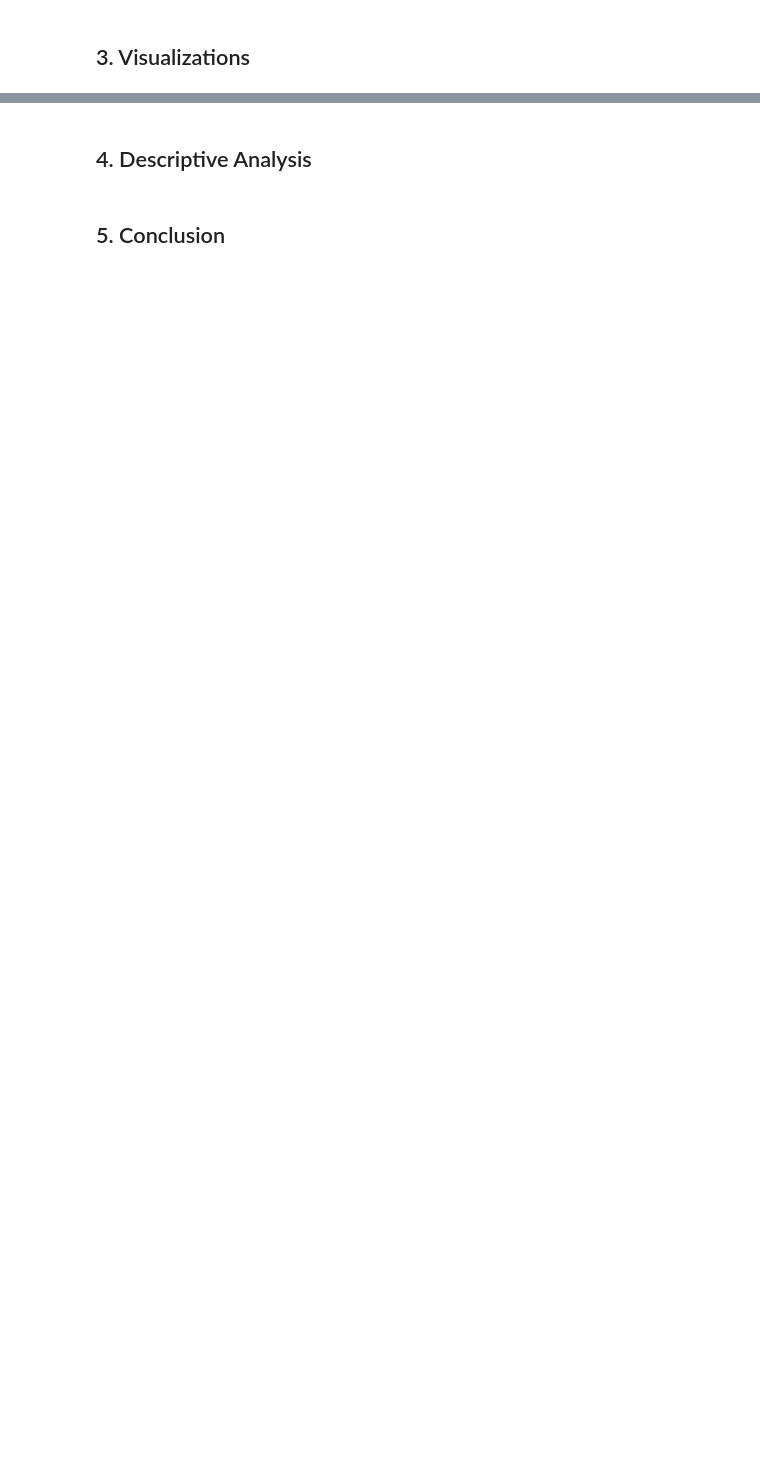
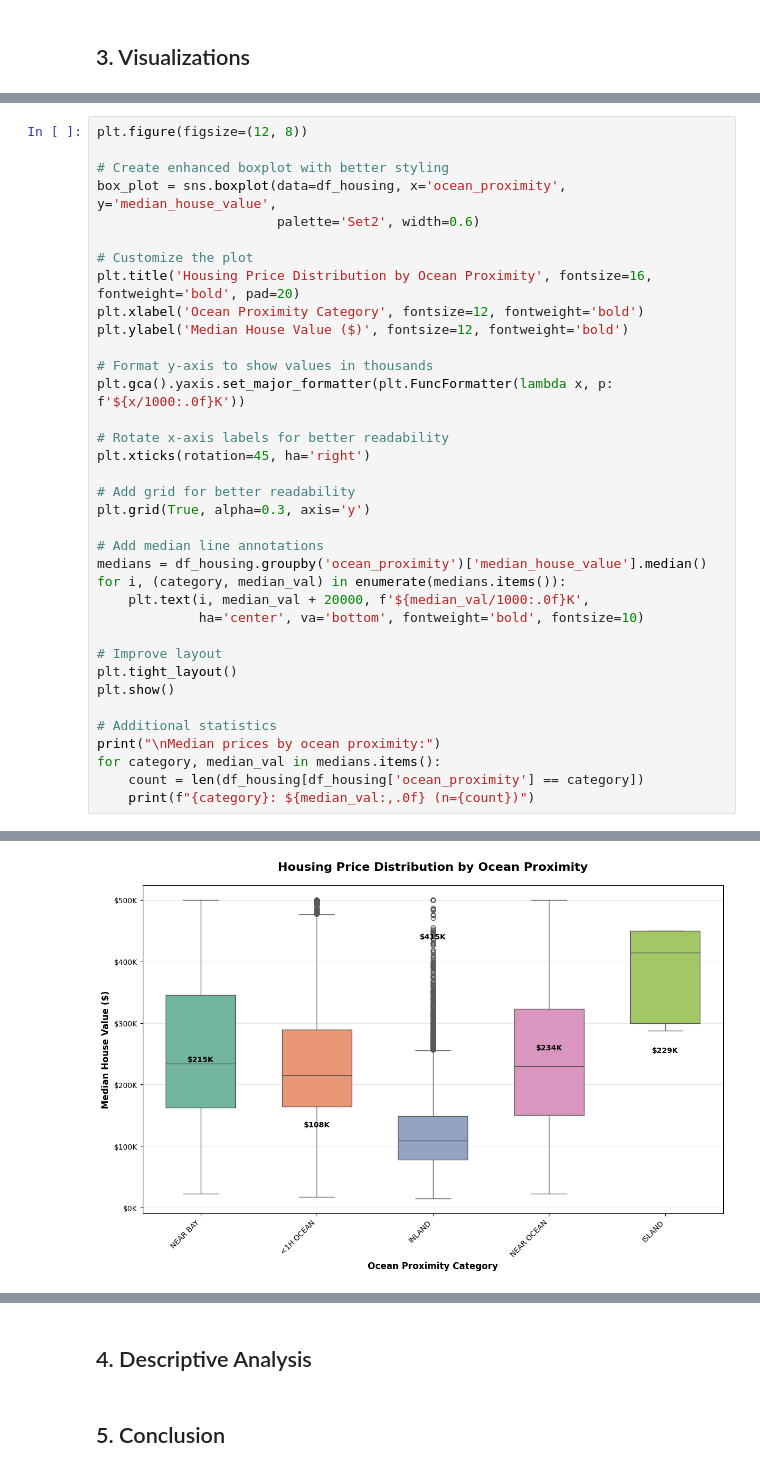
Before and after one commit to LozanovskaS/Workshop_Project, a Jupyter notebook: California_Housing.ipynb, the cells around one changed output, grey strips where cells are left out. Cells and saved outputs as stored; diff of their text form; blank space fills up the shorter version.

```diff
--- a/California_Housing.ipynb
+++ b/California_Housing.ipynb
@@ -292,0 +351,37 @@ These outliers may be genuine and represent real-world extremes, especially in l
+# %%
+plt.figure(figsize=(12, 8))
+
+# Create enhanced boxplot with better styling
+box_plot = sns.boxplot(data=df_housing, x='ocean_proximity', y='median_house_value',
+                       palette='Set2', width=0.6)
+
+# Customize the plot
+plt.title('Housing Price Distribution by Ocean Proximity', fontsize=16, fontweight='bold', pad=20)
+plt.xlabel('Ocean Proximity Category', fontsize=12, fontweight='bold')
+plt.ylabel('Median House Value ($)', fontsize=12, fontweight='bold')
+
+# Format y-axis to show values in thousands
+plt.gca().yaxis.set_major_formatter(plt.FuncFormatter(lambda x, p: f'${x/1000:.0f}K'))
+
+# Rotate x-axis labels for better readability
+plt.xticks(rotation=45, ha='right')
+
+# Add grid for better readability
+plt.grid(True, alpha=0.3, axis='y')
+
+# Add median line annotations
+medians = df_housing.groupby('ocean_proximity')['median_house_value'].median()
+for i, (category, median_val) in enumerate(medians.items()):
+    plt.text(i, median_val + 20000, f'${median_val/1000:.0f}K',
+             ha='center', va='bottom', fontweight='bold', fontsize=10)
+
+# Improve layout
+plt.tight_layout()
+plt.show()
+
+# Additional statistics
+print("\nMedian prices by ocean proximity:")
+for category, median_val in medians.items():
+    count = len(df_housing[df_housing['ocean_proximity'] == category])
+    print(f"{category}: ${median_val:,.0f} (n={count})")
+# %% [output]
@@ -292,0 +391 @@ These outliers may be genuine and represent real-world extremes, especially in l
+[figure, added]
```
Also changed, not shown: parts of 16 cells of this notebook.
